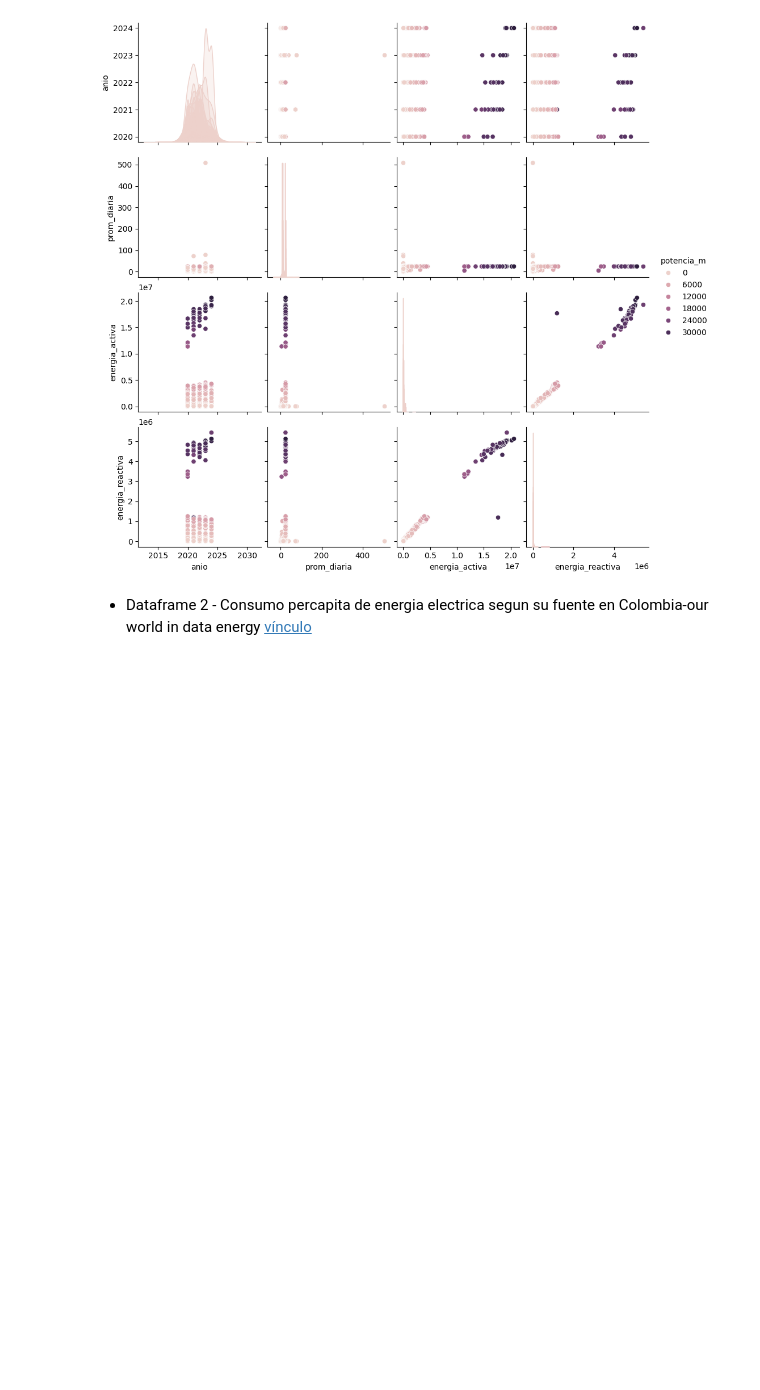
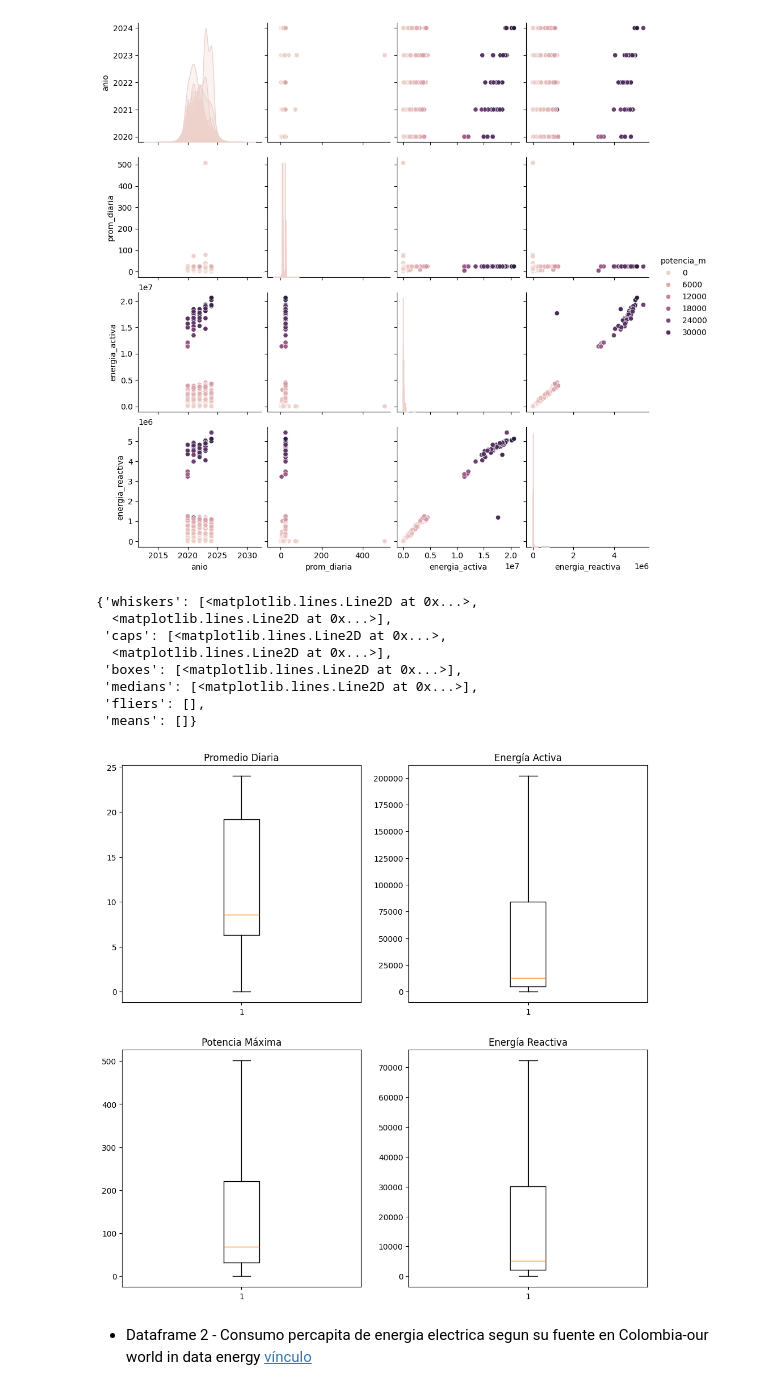
Before and after one commit to gluoneros/talentoTech, a Jupyter notebook: ProyectoFinal_Probador.ipynb, the cells around one changed output. Cells and saved outputs as stored; diff of their text form; code cells hidden in the pictures; blank space fills up the shorter version.

```diff
--- a/ProyectoFinal_Probador.ipynb
+++ b/ProyectoFinal_Probador.ipynb
@@ -199,6 +215,28 @@ sns.pairplot(df1, hue='potencia_m')
 # %% [output]
 <seaborn.axisgrid.PairGrid at 0x...>
 [figure]
+# %%
+fig, ax = plt.subplots(2, 2, figsize=(12, 12))
+ax[0][0].set_title('Promedio Diaria')
+ax[1][0].set_title('Potencia Máxima')
+ax[0][1].set_title('Energía Activa')
+ax[1][1].set_title('Energía Reactiva')
+
+#boxplots.
+ax[0][0].boxplot(x=df1['prom_diaria'], showfliers=False)
+ax[1][0].boxplot(x=df1['potencia_m'], showfliers=False)
+ax[0][1].boxplot(x=df1['energia_activa'], showfliers=False)
+ax[1][1].boxplot(x=df1['energia_reactiva'], showfliers=False)
+# %% [output]
+{'whiskers': [<matplotlib.lines.Line2D at 0x...>,
+  <matplotlib.lines.Line2D at 0x...>],
+ 'caps': [<matplotlib.lines.Line2D at 0x...>,
+  <matplotlib.lines.Line2D at 0x...>],
+ 'boxes': [<matplotlib.lines.Line2D at 0x...>],
+ 'medians': [<matplotlib.lines.Line2D at 0x...>],
+ 'fliers': [],
+ 'means': []}
+[figure, added]
 # %% [markdown]
 * Dataframe 2 - Consumo percapita de energia electrica segun su fuente en Colombia-our world in data energy
 [vínculo](https://github.com/owid/energy-data/blob/master/owid-energy-codebook.csv)
```
Also changed, not shown: parts of 30 cells of this notebook.
